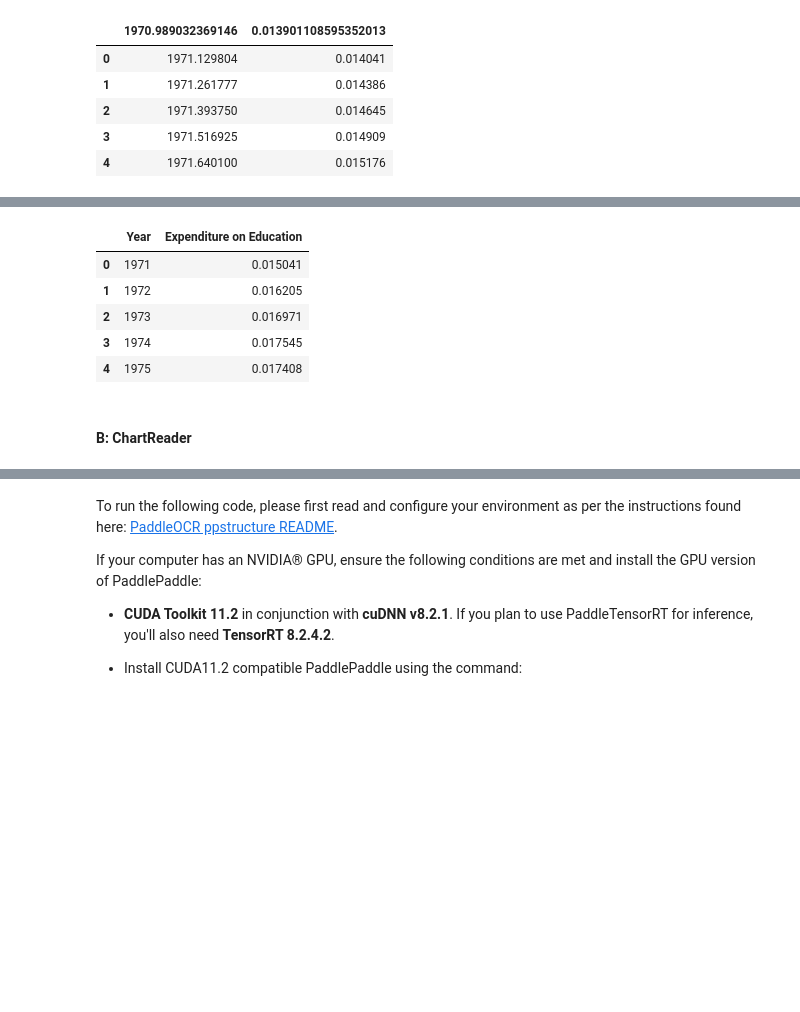
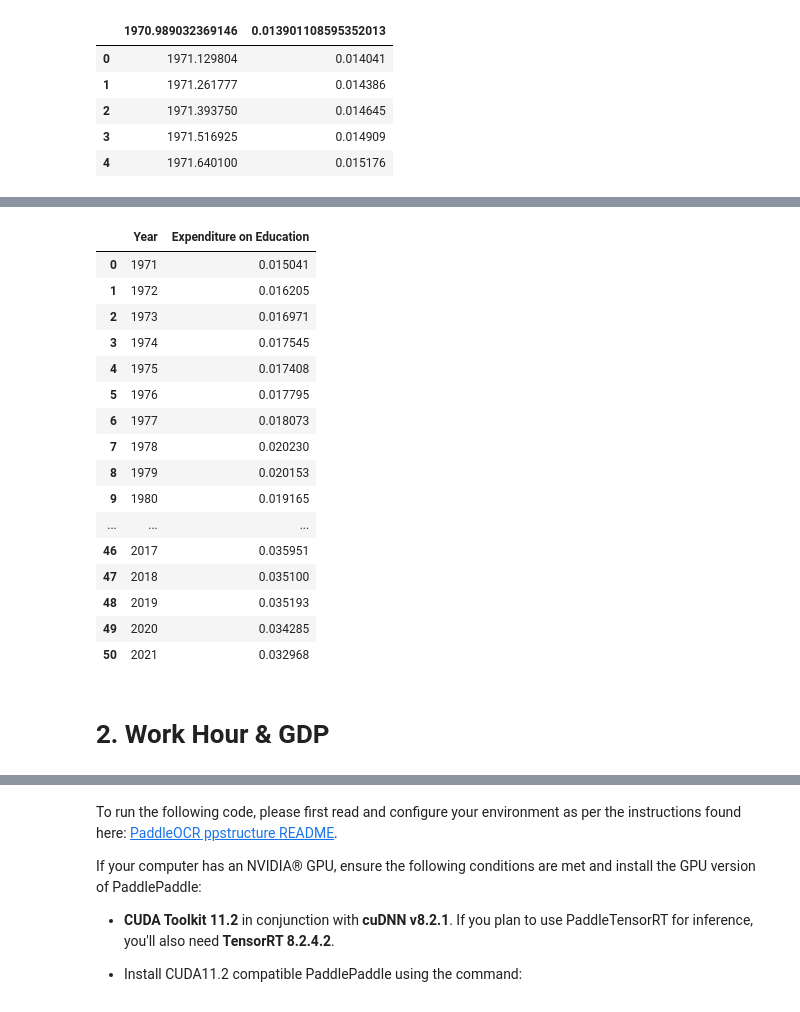
Before and after one commit to QIYIHAN/DE-on-GDP-and-Economy, a Jupyter notebook: Article Data Fetching(OCR+SVG)/Article Data Fetching(OCR).ipynb, the cells around one changed output, grey strips where cells are left out. Drawn from its saved outputs; the diff is of its cells as text; code cells hidden in the pictures; blank space fills up the shorter version.

```diff
--- a/Article Data Fetching(OCR+SVG)/Article Data Fetching(OCR).ipynb
+++ b/Article Data Fetching(OCR+SVG)/Article Data Fetching(OCR).ipynb
@@ -82,13 +89,24 @@ Expenditure_on_Education_raw.head()
 # %%
 ### We average the data for each duplicate year since more than one data for the same year are extracted and we only need one data each year
-Expenditure_on_Education = Expenditure_on_Education_raw.groupby('Year')['Expenditure on Education'].mean().reset_index()
-Expenditure_on_Education.head()
+result1_1 = Expenditure_on_Education_raw.groupby('Year')['Expenditure on Education'].mean().reset_index()
+result1_1
 # %% [output]
 |  | Year | Expenditure on Education |
 | 0 | 1971 | 0.015041 |
 | 1 | 1972 | 0.016205 |
 | 2 | 1973 | 0.016971 |
 | 3 | 1974 | 0.017545 |
 | 4 | 1975 | 0.017408 |
+| 5 | 1976 | 0.017795 |
+| 6 | 1977 | 0.018073 |
+| 7 | 1978 | 0.020230 |
+| 8 | 1979 | 0.020153 |
+| 9 | 1980 | 0.019165 |
+| ... | ... | ... |
+| 46 | 2017 | 0.035951 |
+| 47 | 2018 | 0.035100 |
+| 48 | 2019 | 0.035193 |
+| 49 | 2020 | 0.034285 |
+| 50 | 2021 | 0.032968 |
-# %% [markdown]
-#### B: ChartReader
+# %% [markdown]
+# 2. Work Hour & GDP
```
Also changed, not shown: parts of 21 cells of this notebook, 8 other files.
